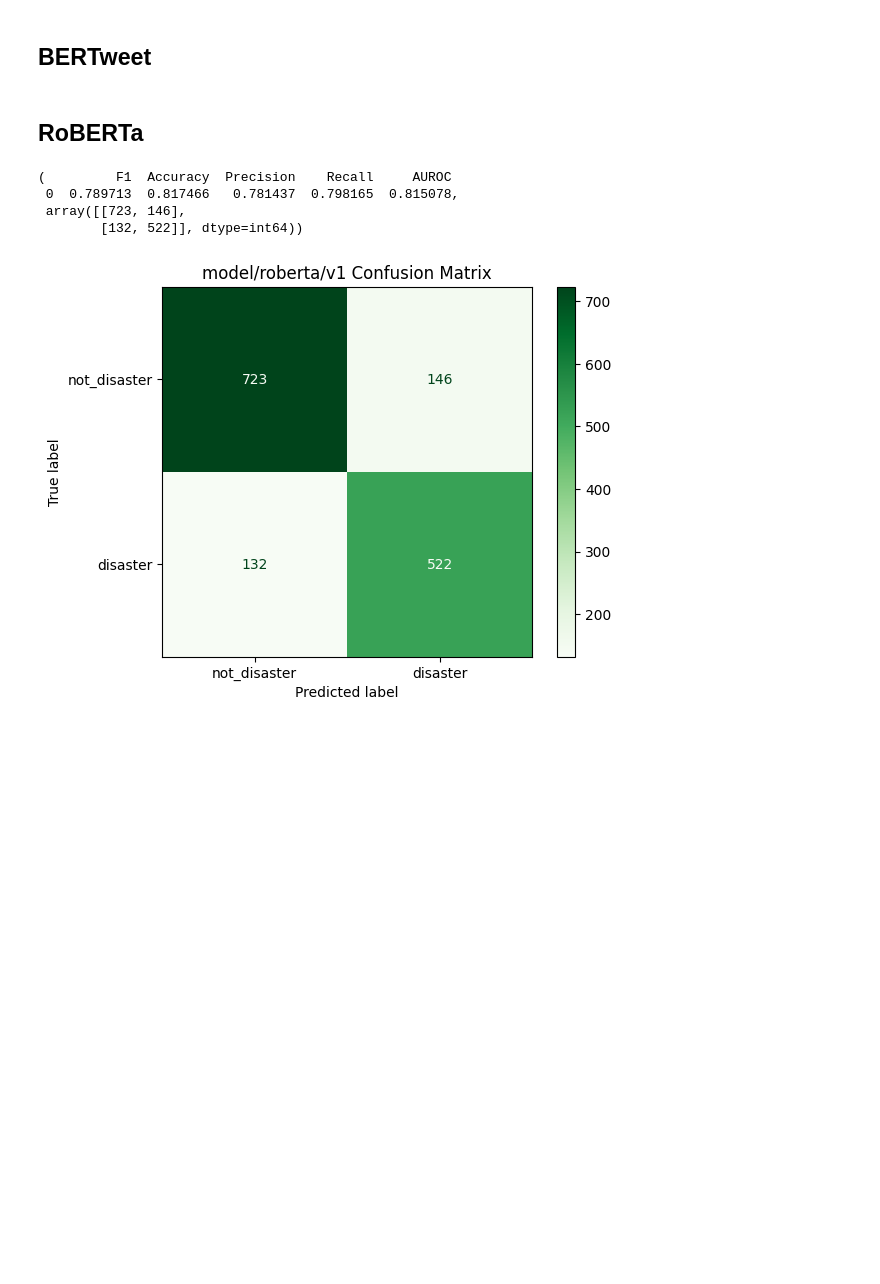
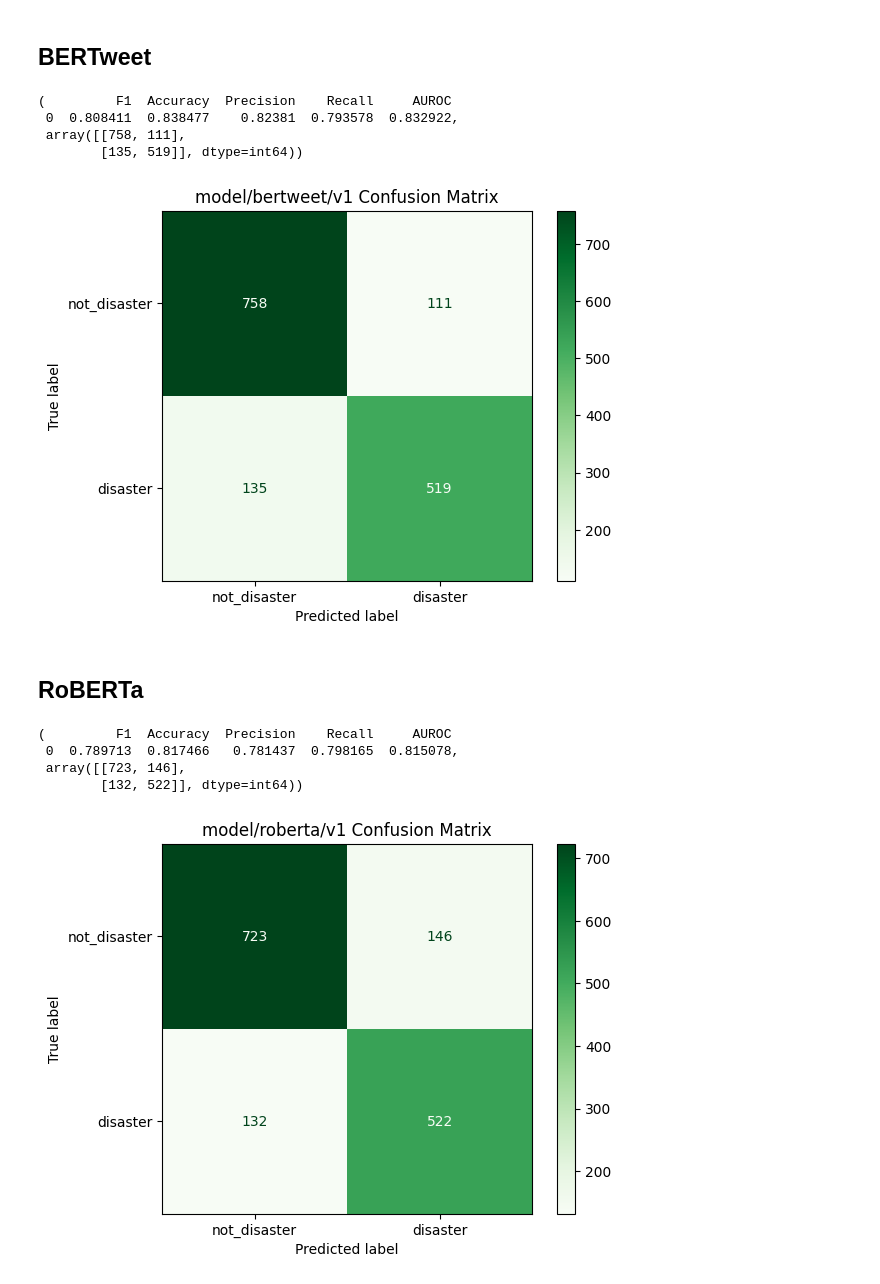
Before and after one commit to GunaJaganathan/detect-disaster-related-tweets, a Jupyter notebook: main.ipynb, the cells around one changed output. Drawn from its saved outputs; the diff is of its cells as text; code cells hidden in the pictures; blank space fills up the shorter version.

Commit message:
consolidate perf metrics for trad and both berts

```diff
--- a/main.ipynb
+++ b/main.ipynb
@@ -424,4 +430,4 @@ predictions =  predictions_prob.predictions
 predictions = np.argmax(predictions,axis=1)
 predicted_lables = np.array(predictions, dtype = int)
 actual_labels = np.array(actual_label, dtype = int)
-metrics_df, confusion_mat = get_performance_score(actual_labels, predicted_lables)
+bt_metrics_df, bt_confusion_mat = get_performance_score(actual_labels, predicted_lables)
@@ -432,3 +434,14 @@ metrics_df, confusion_mat = get_performance_score(actual_labels, predicted_lable
+# %%
+bt_metrics_df, bt_confusion_mat
+# %% [output]
+(         F1  Accuracy  Precision    Recall     AUROC
+ 0  0.808411  0.838477    0.82381  0.793578  0.832922,
+ array([[758, 111],
+        [135, 519]], dtype=int64))
+# %%
+plot_confusion_matrix(bt_confusion_mat, model_name)
+# %% [output]
+[figure, added]
 # %%
 # bt_trainer.save_model(output_dir = 'model/bertweet/v1/')
 # %% [markdown]
@@ -501,10 +514,10 @@ metrics_df, confusion_mat = get_performance_score(actual_labels, predicted_lable
 # %%
 # rb_trainer.save_model(output_dir = 'model/roberta/v1/')
-# %%
-metrics_df, confusion_mat
-# %% [output]
-(         F1  Accuracy  Precision    Recall     AUROC
- 0  0.789713  0.817466   0.781437  0.798165  0.815078,
- array([[723, 146],
-        [132, 522]], dtype=int64))
+# %%
+rb_metrics_df, rb_confusion_mat
+# %% [output]
+(         F1  Accuracy  Precision    Recall     AUROC
+ 0  0.789713  0.817466   0.781437  0.798165  0.815078,
+ array([[723, 146],
+        [132, 522]], dtype=int64))
 # %%
```
Also changed, not shown: parts of 13 cells of this notebook.
